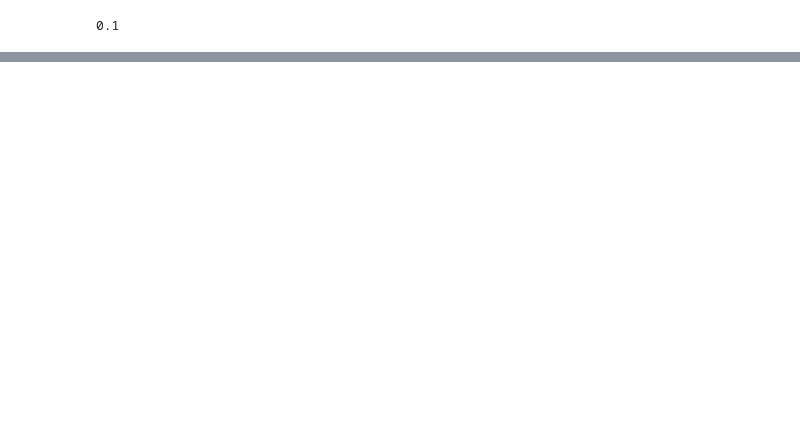
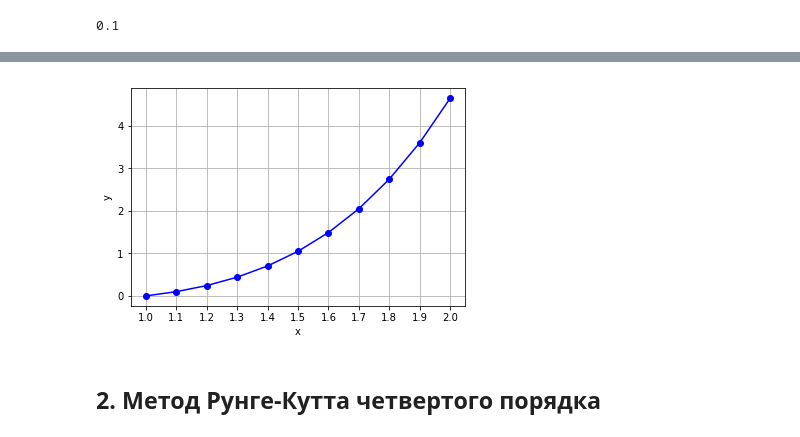
Before and after one commit to gurmaaan/MathForDImas, a Jupyter notebook: Booter.ipynb, the cells around one changed output, grey strips where cells are left out. Cells and saved outputs as stored; diff of their text form; code cells hidden in the pictures; blank space fills up the shorter version.

```diff
--- a/Booter.ipynb
+++ b/Booter.ipynb
@@ -22,11 +54,2 @@ h
 # %%
-data = defaultdict(list)
+euler = defaultdict(list)
-# %%
-x = 1
-while x <= 2 + h:
-    data["x"].append(x)
-    data["y"].append(y)
-    data["f"].append(f(x, y))
-    data["hf"].append(h * f(x,y))
-    y = y + h * f(x, y)
-    x = x + h
@@ -47,0 +56,15 @@ pd.DataFrame(data)
+# %%
+euler["x"].append(x0)
+euler["y"].append(y0)
+# %%
+x = x0
+
+while x <= b:
+    x = euler["x"][-1]
+    y = euler["y"][-1]
+
+    y = y + f(x, y) * h
+    x = x + h
+
+    euler["x"].append(x)
+    euler["y"].append(y)
@@ -47,0 +87,6 @@ pd.DataFrame(data)
+# %%
+plot(euler)
+# %% [output]
+[figure, added]
+# %% [markdown]
+## 2. Метод Рунге-Кутта четвертого порядка
```
Also changed, not shown: parts of 26 cells of this notebook.
